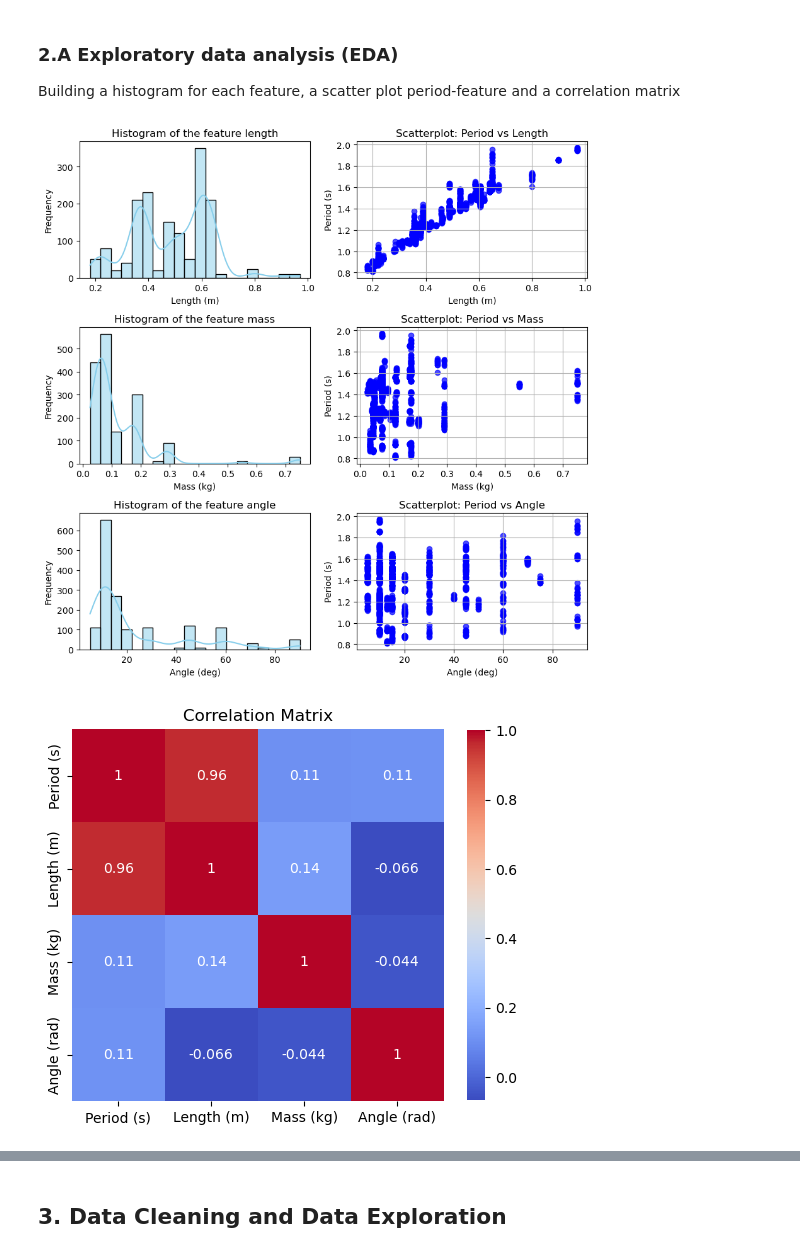
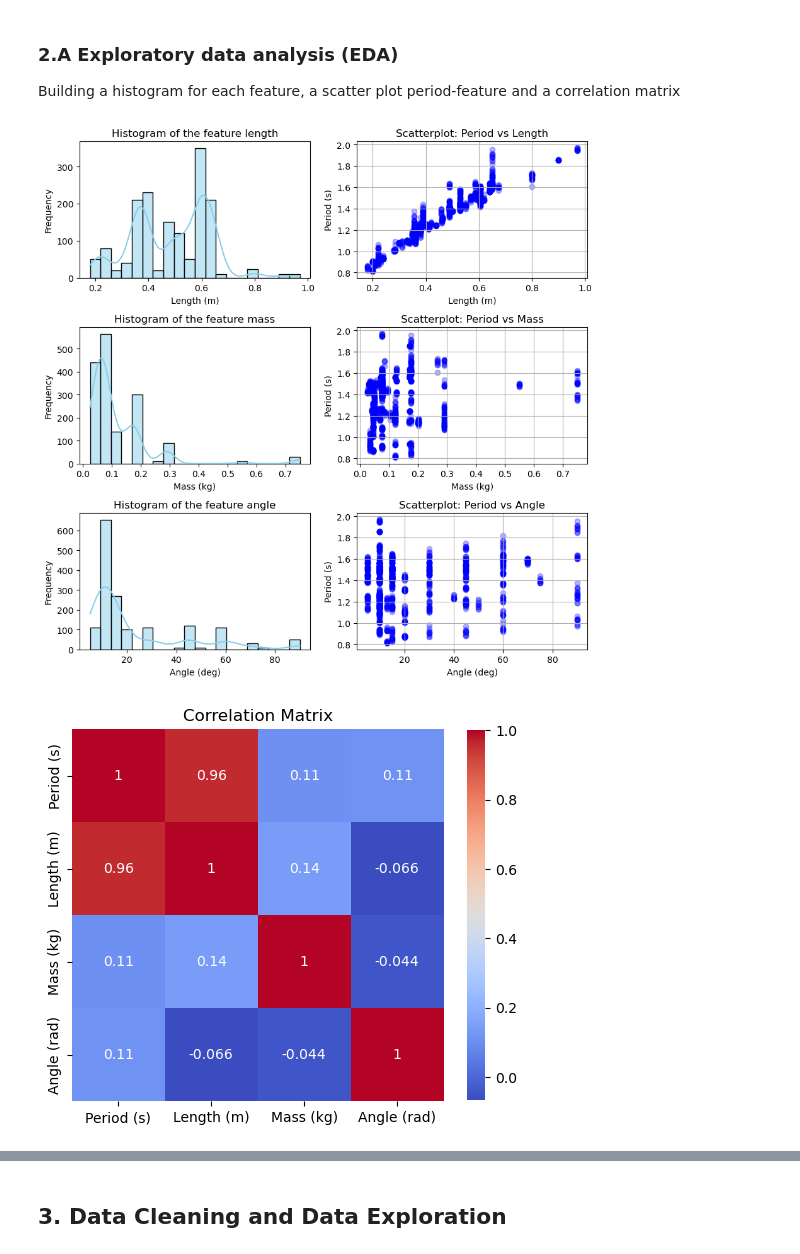
Before and after one commit to Giuseppe86-lab/Personal_Projects, a Jupyter notebook: Pendolo e ML/Pendulum_ML_Analysis.ipynb, the cells around one changed output, grey strips where cells are left out. Cells and saved outputs as stored; diff of their text form; code cells hidden in the pictures.

```diff
--- a/Pendolo e ML/Pendulum_ML_Analysis.ipynb
+++ b/Pendolo e ML/Pendulum_ML_Analysis.ipynb
@@ -51,7 +51,7 @@ axes[0,0].set_xlabel('Length (m)')
 axes[0,0].set_ylabel('Frequency')
 axes[0,0].set_title('Histogram of the feature length')
 
-axes[0,1].scatter(df['Length (m)'], df['Period (s)'], color='b', alpha=0.7)
+axes[0,1].scatter(df['Length (m)'], df['Period (s)'], color='b', alpha=0.3)
 axes[0,1].set_xlabel('Length (m)')
 axes[0,1].set_ylabel('Period (s)')
 axes[0,1].set_title('Scatterplot: Period vs Length')
@@ -63,39 +63,37 @@ axes[1,0].set_xlabel('Mass (kg)')
 axes[1,0].set_ylabel('Frequency')
 axes[1,0].set_title('Histogram of the feature mass')
 
-axes[1,1].scatter(df['Mass (kg)'], df['Period (s)'], color='b', alpha=0.7)
+axes[1,1].scatter(df['Mass (kg)'], df['Period (s)'], color='b', alpha=0.3)
 axes[1,1].set_xlabel('Mass (kg)')
 axes[1,1].set_ylabel('Period (s)')
 axes[1,1].set_title('Scatterplot: Period vs Mass')
 axes[1,1].grid(True)
 
 
 sns.histplot(df['Angle (deg)'], bins=20, kde=True, color='skyblue', ax=axes[2,0])
 axes[2,0].set_xlabel('Angle (deg)')
 axes[2,0].set_ylabel('Frequency')
 axes[2,0].set_title('Histogram of the feature angle')
 
-axes[2,1].scatter(df['Angle (deg)'], df['Period (s)'], color='b', alpha=0.7)
+axes[2,1].scatter(df['Angle (deg)'], df['Period (s)'], color='b', alpha=0.3)
 axes[2,1].set_xlabel('Angle (deg)')
 axes[2,1].set_ylabel('Period (s)')
 axes[2,1].set_title('Scatterplot: Period vs Angle')
 axes[2,1].grid(True)
 
-
 plt.tight_layout()
 plt.show()
-
 
 # Evaluation Correlation Matrix
 correlation_matrix = df[['Period (s)', 'Length (m)', 'Mass (kg)', 'Angle (rad)']].corr()
 
 # Visualizzation of the correlation matrix with a heatmap
 plt.figure(figsize=(6, 6))
 sns.heatmap(correlation_matrix, annot=True, cmap='coolwarm', square=True, cbar_kws={"shrink": .8})
 plt.title("Correlation Matrix")
 plt.show()
 # %% [output]
-[figure, old version]
+[figure, new version]
 [figure]
 # %% [markdown]
 Looking at the graphs of the first group and at the correlation matrix, we can notice that **length** has the highest correlation to **period** while mass and angle can be neglected in the first analysis.
```
Also changed, not shown: parts of 19 cells of this notebook, 3 other files.
